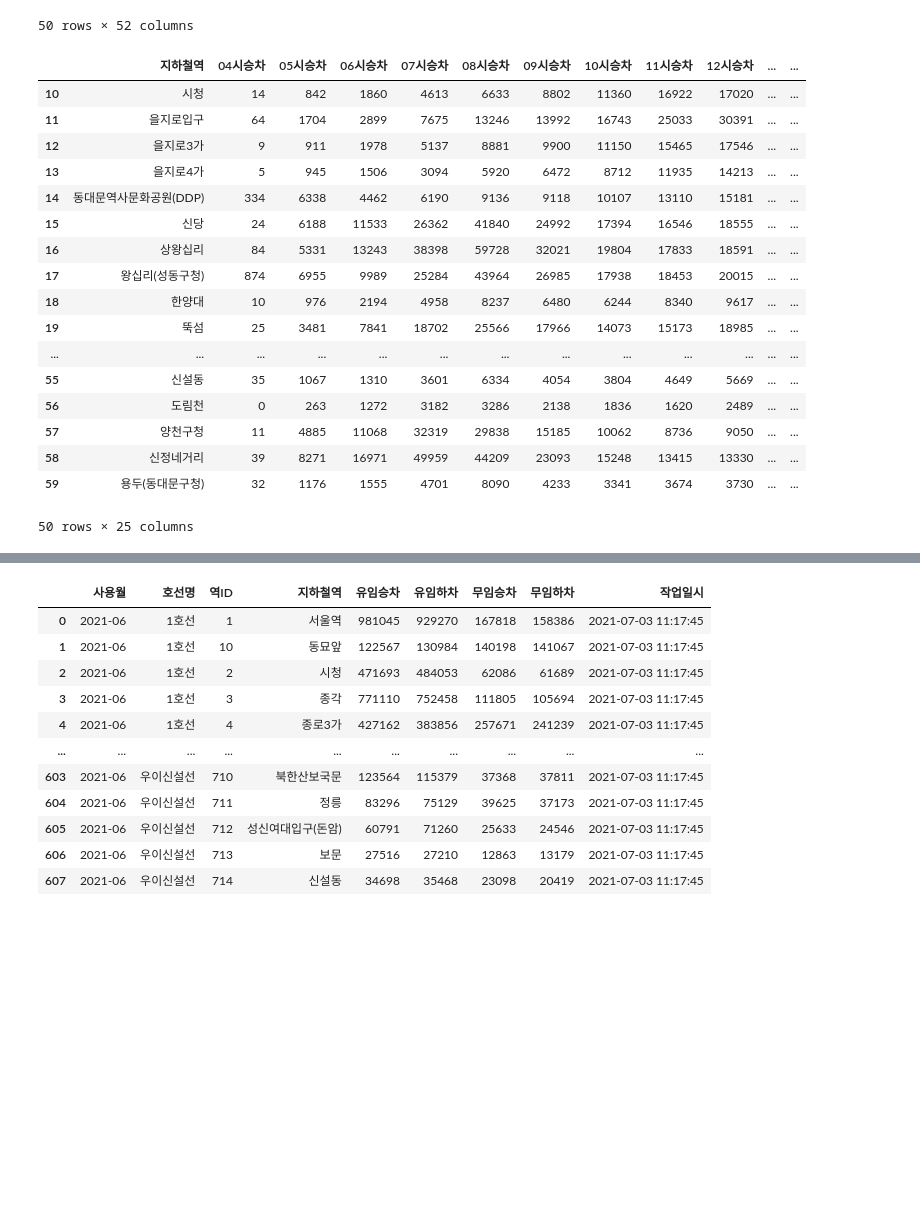
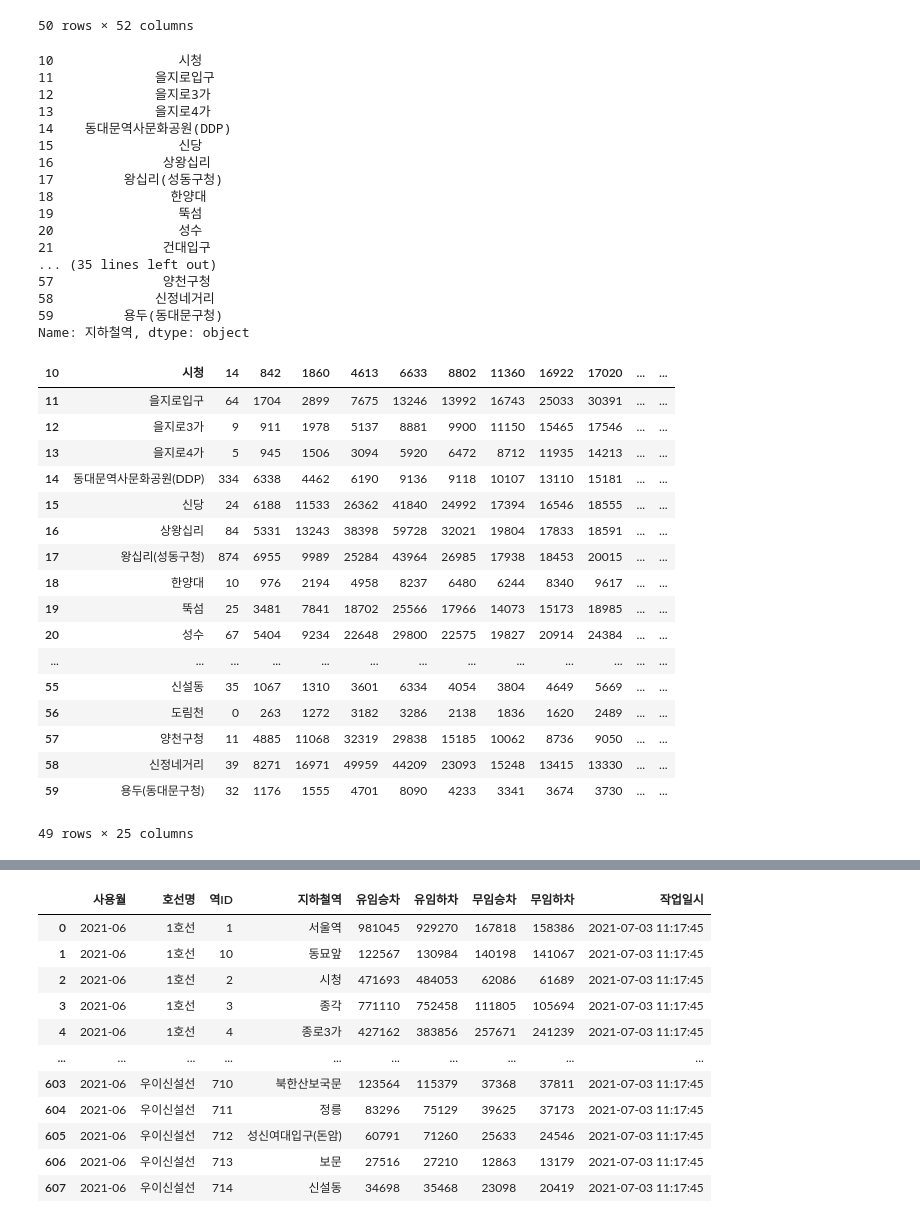
Before and after one commit to Sparkling-data/Subway, a Jupyter notebook: 전처리/Play_with_data.ipynb, the cells around one changed output, grey strips where cells are left out. Cells and saved outputs as stored; diff of their text form; code cells hidden in the pictures; blank space fills up the shorter version.

```diff
--- a/전처리/Play_with_data.ipynb
+++ b/전처리/Play_with_data.ipynb
@@ -94,7 +94,7 @@ plt.show()
 # %% [output]
 [figure]
 # %%
-hour = pd.read_excel('./datas/monthlytotal_202106Tmoney.xls', sheet_name='지하철 시간대별 이용현황', thousands=',', header=1)
+hour = pd.read_excel('../datas/monthlytotal_202106Tmoney.xls', sheet_name='지하철 시간대별 이용현황', thousands=',', header=1)
 
 # hour.iloc[0, :]
 hour.columns = ['사용월', '호선명', '역ID', '지하철역', '04시승차', '04시하차', '05시승차', '05시하차', '06시승차', '06시하차', '07시승차', '07시하차', '08시승차', '08시하차', '09시승차', '09시하차', '10시승차', '10시하차', '11시승차', '11시하차', '12시승차', '12시하차', '13시승차', '13시하차', '14시승차', '14시하차', '15시승차', '15시하차', '16시승차', '16시하차', '17시승차', '17시하차', '18시승차', '18시하차', '19시승차', '19시하차', '20시승차', '20시하차', '21시승차', '21시하차', '22시승차', '22시하차', '23시승차', '23시하차', '24시승차', '24시하차', '01시승차', '01시하차', '02시승차', '02시하차', '03시승차', '03시하차', '작업일시']
@@ -134,25 +134,49 @@ hour_two
 hour_two_on = hour_two[['지하철역','04시승차', '05시승차', '06시승차', '07시승차', '08시승차', '09시승차', '10시승차', '11시승차', '12시승차', '13시승차', '14시승차', '15시승차', '16시승차', '17시승차', '18시승차', '19시승차', '20시승차', '21시승차', '22시승차', '23시승차', '24시승차', '01시승차', '02시승차', '03시승차']]
 
 hour_two_on
+hour_two_on['지하철역']
 # %% [output]
-|  | 지하철역 | 04시승차 | 05시승차 | 06시승차 | 07시승차 | 08시승차 | 09시승차 | 10시승차 | 11시승차 | 12시승차 | ... | ... |
-| 10 | 시청 | 14 | 842 | 1860 | 4613 | 6633 | 8802 | 11360 | 16922 | 17020 | ... | ... |
-| 11 | 을지로입구 | 64 | 1704 | 2899 | 7675 | 13246 | 13992 | 16743 | 25033 | 30391 | ... | ... |
-| 12 | 을지로3가 | 9 | 911 | 1978 | 5137 | 8881 | 9900 | 11150 | 15465 | 17546 | ... | ... |
-| 13 | 을지로4가 | 5 | 945 | 1506 | 3094 | 5920 | 6472 | 8712 | 11935 | 14213 | ... | ... |
-| 14 | 동대문역사문화공원(DDP) | 334 | 6338 | 4462 | 6190 | 9136 | 9118 | 10107 | 13110 | 15181 | ... | ... |
-| 15 | 신당 | 24 | 6188 | 11533 | 26362 | 41840 | 24992 | 17394 | 16546 | 18555 | ... | ... |
-| 16 | 상왕십리 | 84 | 5331 | 13243 | 38398 | 59728 | 32021 | 19804 | 17833 | 18591 | ... | ... |
-| 17 | 왕십리(성동구청) | 874 | 6955 | 9989 | 25284 | 43964 | 26985 | 17938 | 18453 | 20015 | ... | ... |
-| 18 | 한양대 | 10 | 976 | 2194 | 4958 | 8237 | 6480 | 6244 | 8340 | 9617 | ... | ... |
-| 19 | 뚝섬 | 25 | 3481 | 7841 | 18702 | 25566 | 17966 | 14073 | 15173 | 18985 | ... | ... |
-| ... | ... | ... | ... | ... | ... | ... | ... | ... | ... | ... | ... | ... |
-| 55 | 신설동 | 35 | 1067 | 1310 | 3601 | 6334 | 4054 | 3804 | 4649 | 5669 | ... | ... |
-| 56 | 도림천 | 0 | 263 | 1272 | 3182 | 3286 | 2138 | 1836 | 1620 | 2489 | ... | ... |
-| 57 | 양천구청 | 11 | 4885 | 11068 | 32319 | 29838 | 15185 | 10062 | 8736 | 9050 | ... | ... |
-| 58 | 신정네거리 | 39 | 8271 | 16971 | 49959 | 44209 | 23093 | 15248 | 13415 | 13330 | ... | ... |
-| 59 | 용두(동대문구청) | 32 | 1176 | 1555 | 4701 | 8090 | 4233 | 3341 | 3674 | 3730 | ... | ... |
-50 rows × 25 columns
+10                시청
+11             을지로입구
+12             을지로3가
+13             을지로4가
+14    동대문역사문화공원(DDP)
+15                신당
+16              상왕십리
+17         왕십리(성동구청)
+18               한양대
+19                뚝섬
+20                성수
+21              건대입구
+... (35 lines left out)
+57              양천구청
+58             신정네거리
+59         용두(동대문구청)
+Name: 지하철역, dtype: object
+# %%
+hour_two_on
+hour_two_on.columns = hour_two_on.iloc[0]
+hour_two_on = hour_two_on.drop([10])
+hour_two_on
+# %% [output]
+| 10 | 시청 | 14 | 842 | 1860 | 4613 | 6633 | 8802 | 11360 | 16922 | 17020 | ... | ... |
+| 11 | 을지로입구 | 64 | 1704 | 2899 | 7675 | 13246 | 13992 | 16743 | 25033 | 30391 | ... | ... |
+| 12 | 을지로3가 | 9 | 911 | 1978 | 5137 | 8881 | 9900 | 11150 | 15465 | 17546 | ... | ... |
+| 13 | 을지로4가 | 5 | 945 | 1506 | 3094 | 5920 | 6472 | 8712 | 11935 | 14213 | ... | ... |
+| 14 | 동대문역사문화공원(DDP) | 334 | 6338 | 4462 | 6190 | 9136 | 9118 | 10107 | 13110 | 15181 | ... | ... |
+| 15 | 신당 | 24 | 6188 | 11533 | 26362 | 41840 | 24992 | 17394 | 16546 | 18555 | ... | ... |
+| 16 | 상왕십리 | 84 | 5331 | 13243 | 38398 | 59728 | 32021 | 19804 | 17833 | 18591 | ... | ... |
+| 17 | 왕십리(성동구청) | 874 | 6955 | 9989 | 25284 | 43964 | 26985 | 17938 | 18453 | 20015 | ... | ... |
+| 18 | 한양대 | 10 | 976 | 2194 | 4958 | 8237 | 6480 | 6244 | 8340 | 9617 | ... | ... |
+| 19 | 뚝섬 | 25 | 3481 | 7841 | 18702 | 25566 | 17966 | 14073 | 15173 | 18985 | ... | ... |
+| 20 | 성수 | 67 | 5404 | 9234 | 22648 | 29800 | 22575 | 19827 | 20914 | 24384 | ... | ... |
+| ... | ... | ... | ... | ... | ... | ... | ... | ... | ... | ... | ... | ... |
+| 55 | 신설동 | 35 | 1067 | 1310 | 3601 | 6334 | 4054 | 3804 | 4649 | 5669 | ... | ... |
+| 56 | 도림천 | 0 | 263 | 1272 | 3182 | 3286 | 2138 | 1836 | 1620 | 2489 | ... | ... |
+| 57 | 양천구청 | 11 | 4885 | 11068 | 32319 | 29838 | 15185 | 10062 | 8736 | 9050 | ... | ... |
+| 58 | 신정네거리 | 39 | 8271 | 16971 | 49959 | 44209 | 23093 | 15248 | 13415 | 13330 | ... | ... |
+| 59 | 용두(동대문구청) | 32 | 1176 | 1555 | 4701 | 8090 | 4233 | 3341 | 3674 | 3730 | ... | ... |
+49 rows × 25 columns
 # %%
 hour_two_on_change = hour_two_on.transpose()
 hour_two_on_change.columns = hour_two_on_change.iloc[0]
```
Also changed, not shown: parts of 5 cells of this notebook, 15 other files.
